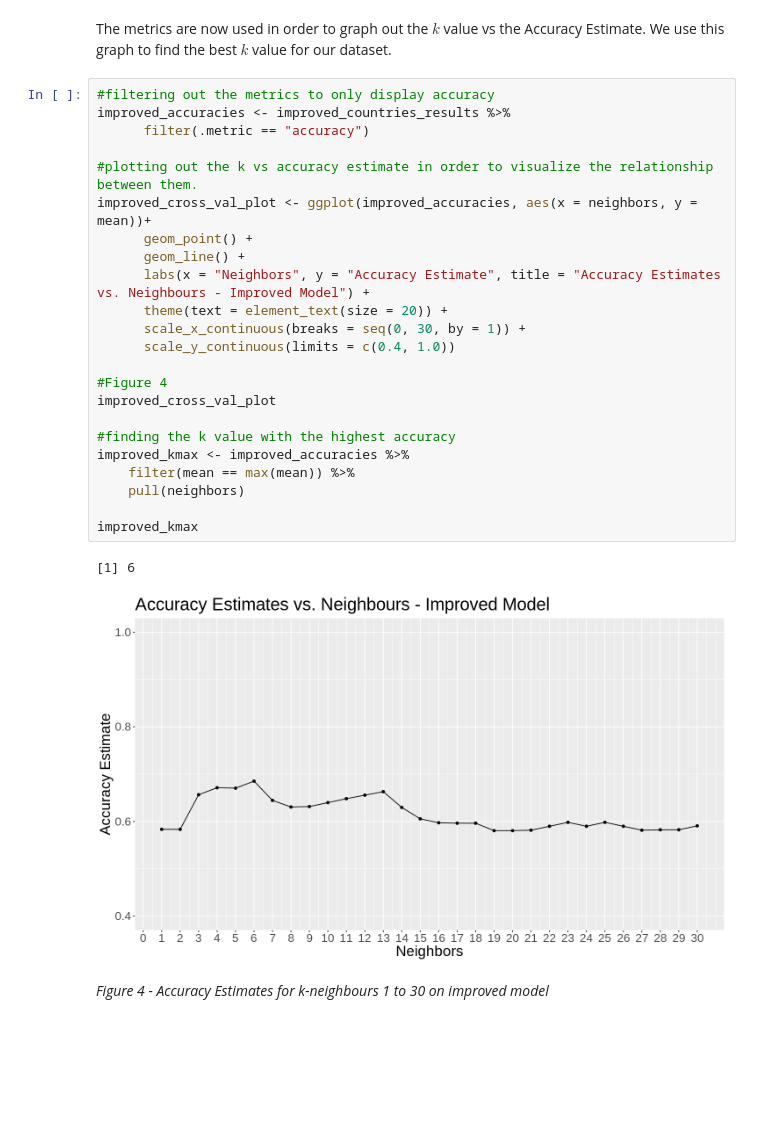
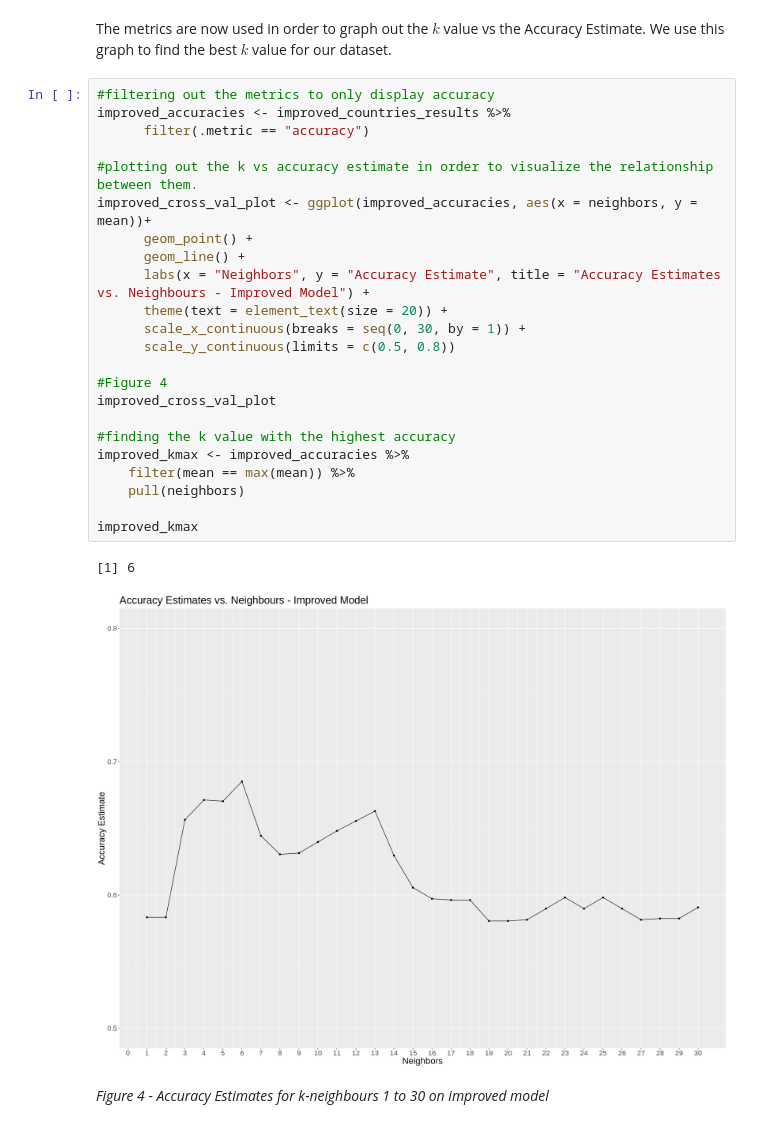
Before and after one commit to tsabkuro/EcoFoot, a Jupyter notebook: report.ipynb, the cells around one changed output. Saved outputs shown, nothing was run; the diff lists cells and outputs as text; blank space fills up the shorter version.

```diff
--- a/report.ipynb
+++ b/report.ipynb
@@ -427,29 +438,29 @@ The metrics are now used in order to graph out the $k$ value vs the Accuracy Est
 # %%
 #filtering out the metrics to only display accuracy
 improved_accuracies <- improved_countries_results %>%
       filter(.metric == "accuracy")
 
 #plotting out the k vs accuracy estimate in order to visualize the relationship between them.
 improved_cross_val_plot <- ggplot(improved_accuracies, aes(x = neighbors, y = mean))+
       geom_point() +
       geom_line() +
       labs(x = "Neighbors", y = "Accuracy Estimate", title = "Accuracy Estimates vs. Neighbours - Improved Model") +
       theme(text = element_text(size = 20)) +
       scale_x_continuous(breaks = seq(0, 30, by = 1)) +
-      scale_y_continuous(limits = c(0.4, 1.0))
+      scale_y_continuous(limits = c(0.5, 0.8))
 
 #Figure 4
 improved_cross_val_plot
 
 #finding the k value with the highest accuracy
 improved_kmax <- improved_accuracies %>%
     filter(mean == max(mean)) %>%
     pull(neighbors)
 
 improved_kmax
 # %% [output]
 [1] 6
-[figure, old version]
+[figure, new version]
 # %% [markdown]
 *Figure 4 - Accuracy Estimates for k-neighbours 1 to 30 on improved model*
 # %% [markdown]
```
Also changed, not shown: parts of 6 cells of this notebook.
